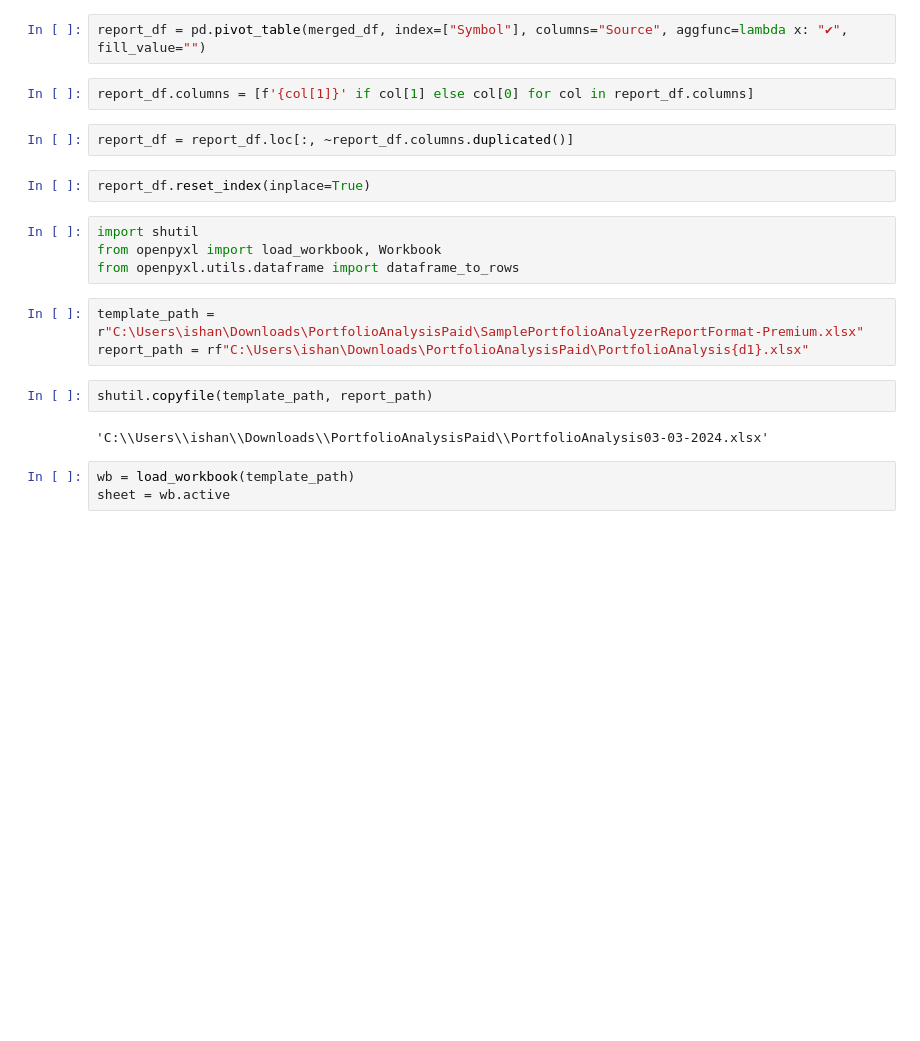
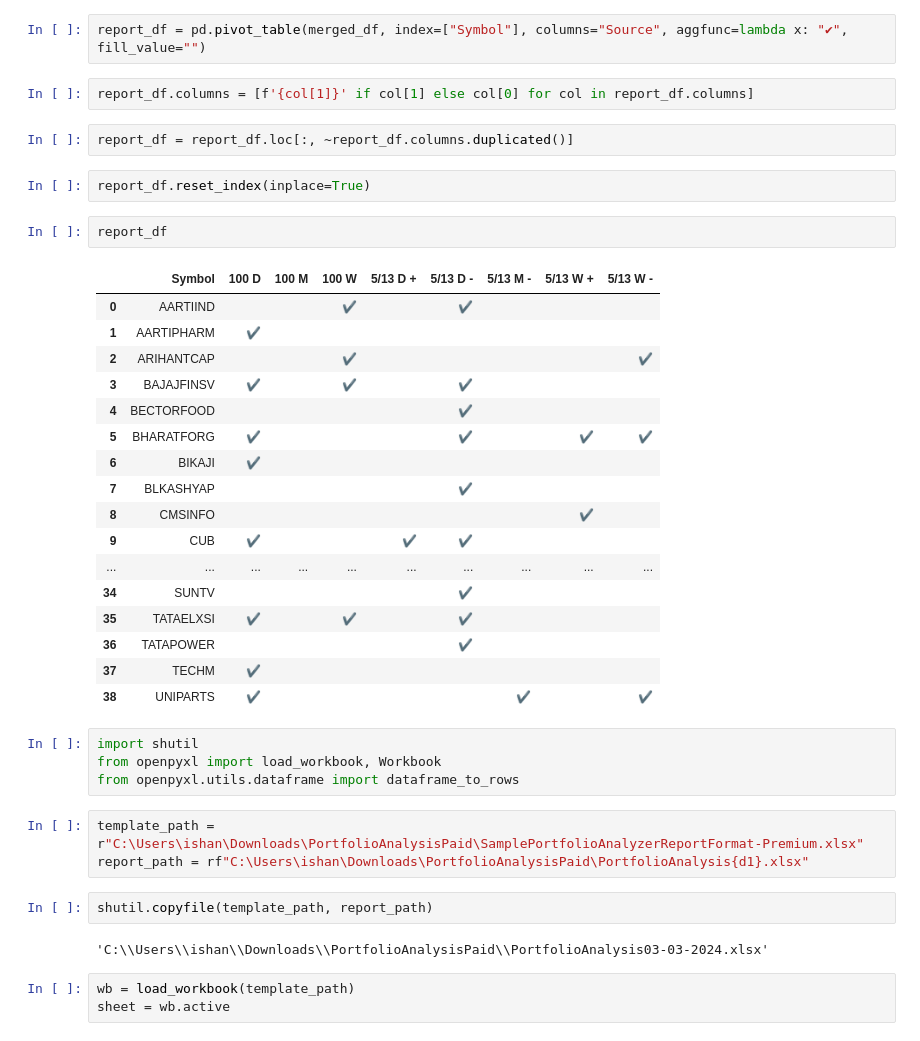
Before and after one commit to coder1408/StockProject, a Jupyter notebook: BabaStocksScanners/Screeners/paidportfolio.ipynb, the cells around one changed output. Cells and saved outputs as stored; diff of their text form; blank space fills up the shorter version.

```diff
--- a/BabaStocksScanners/Screeners/paidportfolio.ipynb
+++ b/BabaStocksScanners/Screeners/paidportfolio.ipynb
@@ -40,6 +54,26 @@ report_df.columns = [f'{col[1]}' if col[1] else col[0] for col in report_df.colu
 report_df = report_df.loc[:, ~report_df.columns.duplicated()]
 # %%
 report_df.reset_index(inplace=True)
+# %%
+report_df
+# %% [output]
+|  | Symbol | 100 D | 100 M | 100 W | 5/13 D + | 5/13 D - | 5/13 M - | 5/13 W + | 5/13 W - |
+| 0 | AARTIIND |  |  | ✔ |  | ✔ |  |  |  |
+| 1 | AARTIPHARM | ✔ |  |  |  |  |  |  |  |
+| 2 | ARIHANTCAP |  |  | ✔ |  |  |  |  | ✔ |
+| 3 | BAJAJFINSV | ✔ |  | ✔ |  | ✔ |  |  |  |
+| 4 | BECTORFOOD |  |  |  |  | ✔ |  |  |  |
+| 5 | BHARATFORG | ✔ |  |  |  | ✔ |  | ✔ | ✔ |
+| 6 | BIKAJI | ✔ |  |  |  |  |  |  |  |
+| 7 | BLKASHYAP |  |  |  |  | ✔ |  |  |  |
+| 8 | CMSINFO |  |  |  |  |  |  | ✔ |  |
+| 9 | CUB | ✔ |  |  | ✔ | ✔ |  |  |  |
+| ... | ... | ... | ... | ... | ... | ... | ... | ... | ... |
+| 34 | SUNTV |  |  |  |  | ✔ |  |  |  |
+| 35 | TATAELXSI | ✔ |  | ✔ |  | ✔ |  |  |  |
+| 36 | TATAPOWER |  |  |  |  | ✔ |  |  |  |
+| 37 | TECHM | ✔ |  |  |  |  |  |  |  |
+| 38 | UNIPARTS | ✔ |  |  |  |  | ✔ |  | ✔ |
 # %%
 import shutil
 from openpyxl import load_workbook, Workbook
```
Also changed, not shown: parts of 5 cells of this notebook, 1 other file.
